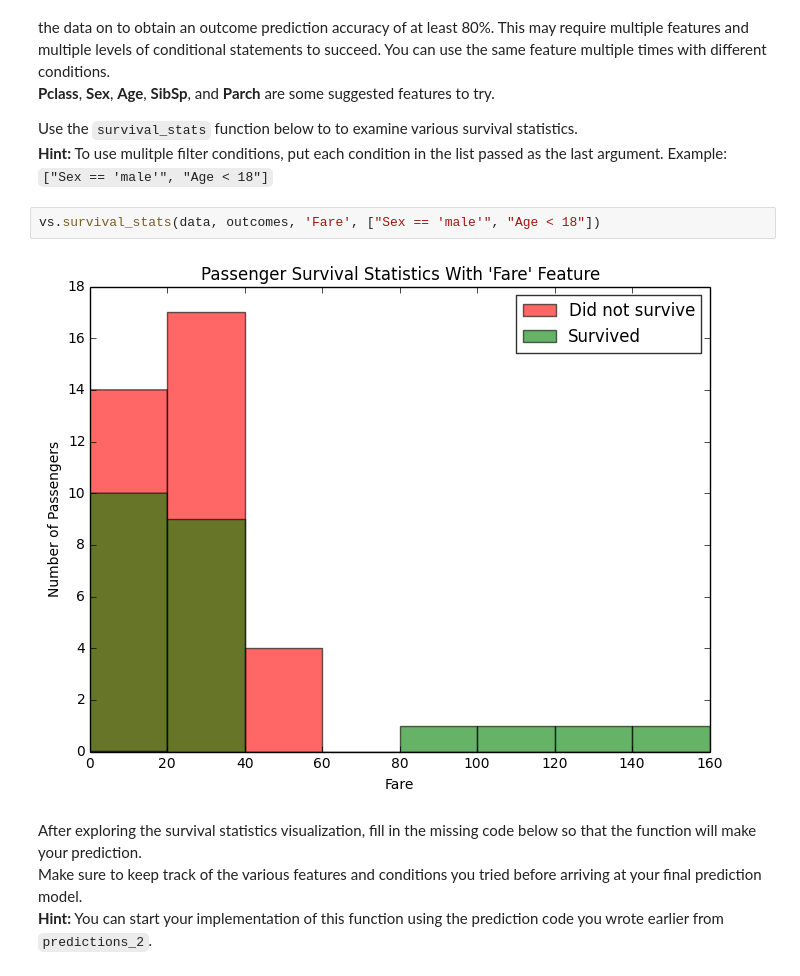
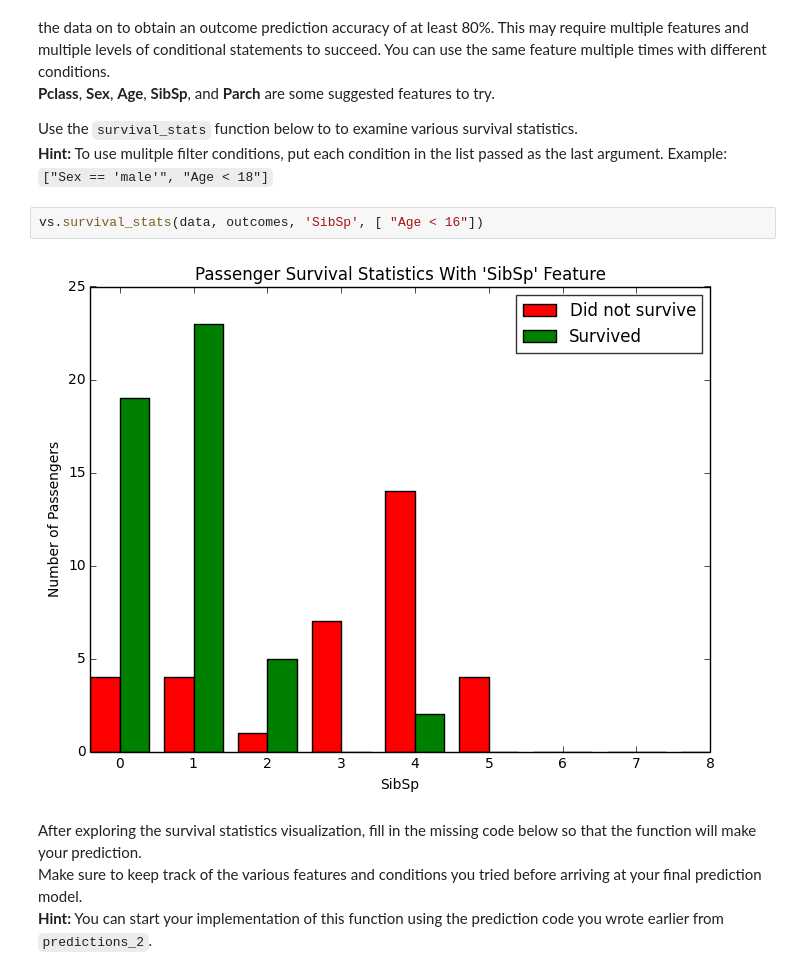
Before and after one commit to himanshuy/titanic_survivals, a Jupyter notebook: titanic_survival_exploration.ipynb, the cells around one changed output. Drawn from its saved outputs; the diff is of its cells as text.

```diff
--- a/titanic_survival_exploration.ipynb
+++ b/titanic_survival_exploration.ipynb
@@ -215,9 +215,9 @@ Adding the feature **Age** as a condition in conjunction with **Sex** improves t
 Use the `survival_stats` function below to to examine various survival statistics.
 **Hint:** To use mulitple filter conditions, put each condition in the list passed as the last argument. Example: `["Sex == 'male'", "Age < 18"]`
 # %%
-vs.survival_stats(data, outcomes, 'Fare', ["Sex == 'male'", "Age < 18"])
+vs.survival_stats(data, outcomes, 'SibSp', [ "Age < 16"])
 # %% [output]
-[figure, old version]
+[figure, new version]
 # %% [markdown]
 After exploring the survival statistics visualization, fill in the missing code below so that the function will make your prediction.
 Make sure to keep track of the various features and conditions you tried before arriving at your final prediction model.
```
Also changed, not shown: parts of 5 cells of this notebook.
